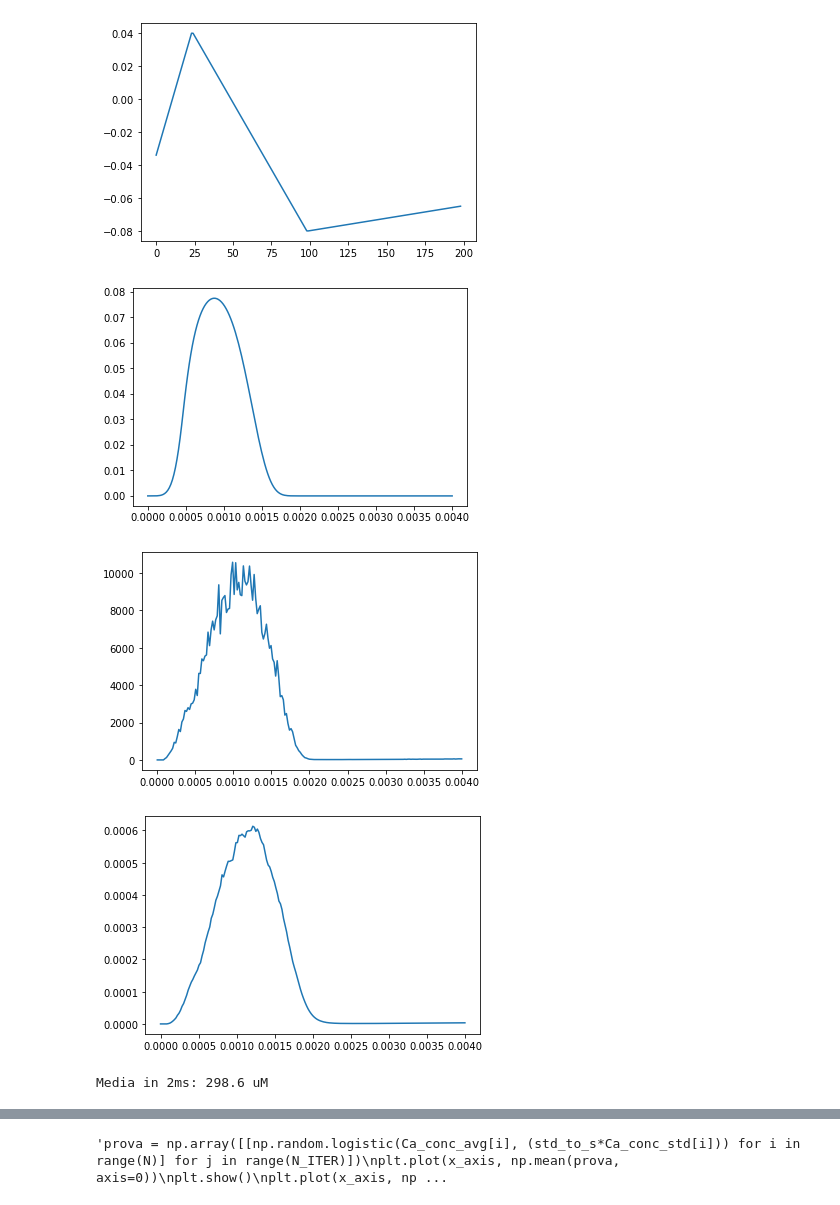
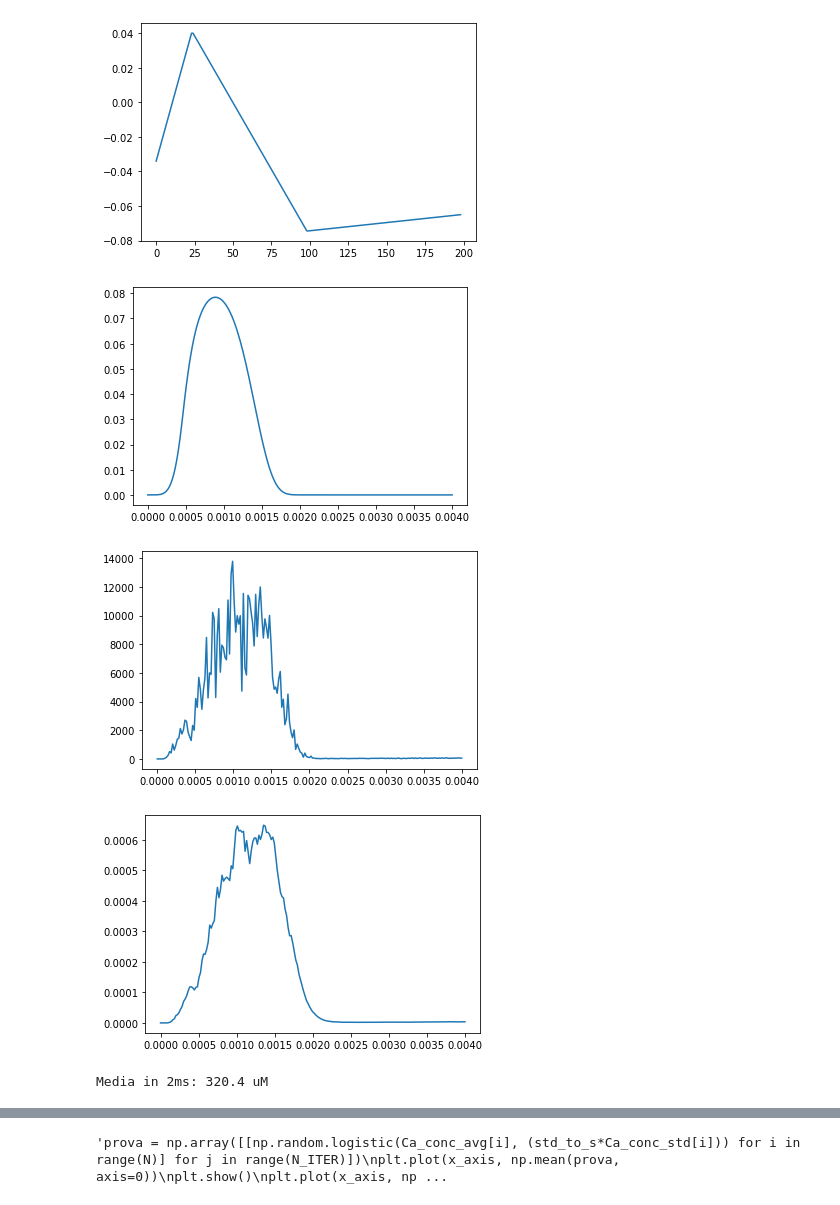
Before and after one commit to giulio8/my_neuron_simulator, a Jupyter notebook: AP_VGCC_dynamics/test.ipynb, the cells around one changed output, grey strips where cells are left out. Saved outputs shown, nothing was run; the diff lists cells and outputs as text; code cells hidden in the pictures.

```diff
--- a/AP_VGCC_dynamics/test.ipynb
+++ b/AP_VGCC_dynamics/test.ipynb
@@ -36,7 +36,7 @@ x_axis = np.linspace(0, spike_pulse.p.total_width, spike_pulse.N)
 plt.plot(v)
 plt.show()
 
-N_ITER = 10000
+N_ITER = 1000
 
 S = np.zeros((5, N))
 S[0, 0] = 0.1
@@ -53,35 +53,35 @@ for j in range(N_ITER):
         influx[i] = CD.influx(S[4, i-1], v[i], noise, TIME_STEP)
         Ca_VGCCs[j, i] = Ca_VGCCs[j, i-1]*0.8 + influx[i]
     S_sum += S
     influx_sum += influx
 
 S = S_sum / N_ITER
 influx = influx_sum / N_ITER
 Ca_conc = CD.CalciumMoleculesToConcentration(Ca_VGCCs)
 Ca_conc_avg = np.mean(Ca_conc, axis=0)
 Ca_conc_std = np.std(Ca_conc, axis=0)
 
 plt.plot(x_axis, S[4, :])
 plt.show()
 
 plt.plot(x_axis, influx)
 plt.show()
 plt.plot(x_axis, Ca_conc_avg)
 plt.show()
 print("Media in 2ms: %.1f uM" % np.mean(1e6*Ca_conc_avg[:100]))
 plt.plot(x_axis, Ca_conc_std)
 plt.show()
 std_to_s = 3**0.5/np.pi
 """prova = np.array([[np.random.logistic(Ca_conc_avg[i], (std_to_s*Ca_conc_std[i])) for i in range(N)] for j in range(N_ITER)])
 plt.plot(x_axis, np.mean(prova, axis=0))
 plt.show()
 plt.plot(x_axis, np.std(prova, axis=0))
 print("prova valori dati: %f, %f " %( 10, 15))
 p1 = np.array([[np.random.logistic(10, std_to_s*15) for i in range(1000)] for j in range(100)])
 print("valori che escono: %f %f"%(np.mean(p1), np.std(p1)))"""
 # %% [output]
-[figure, old version]
+[figure, new version]
-[figure, old version]
+[figure, new version]
-[figure, old version]
+[figure, new version]
-[figure, old version]
+[figure, new version]
-Media in 2ms: 298.6 uM
+Media in 2ms: 320.4 uM
```
Also changed, not shown: parts of 3 cells of this notebook, 5 other files.
